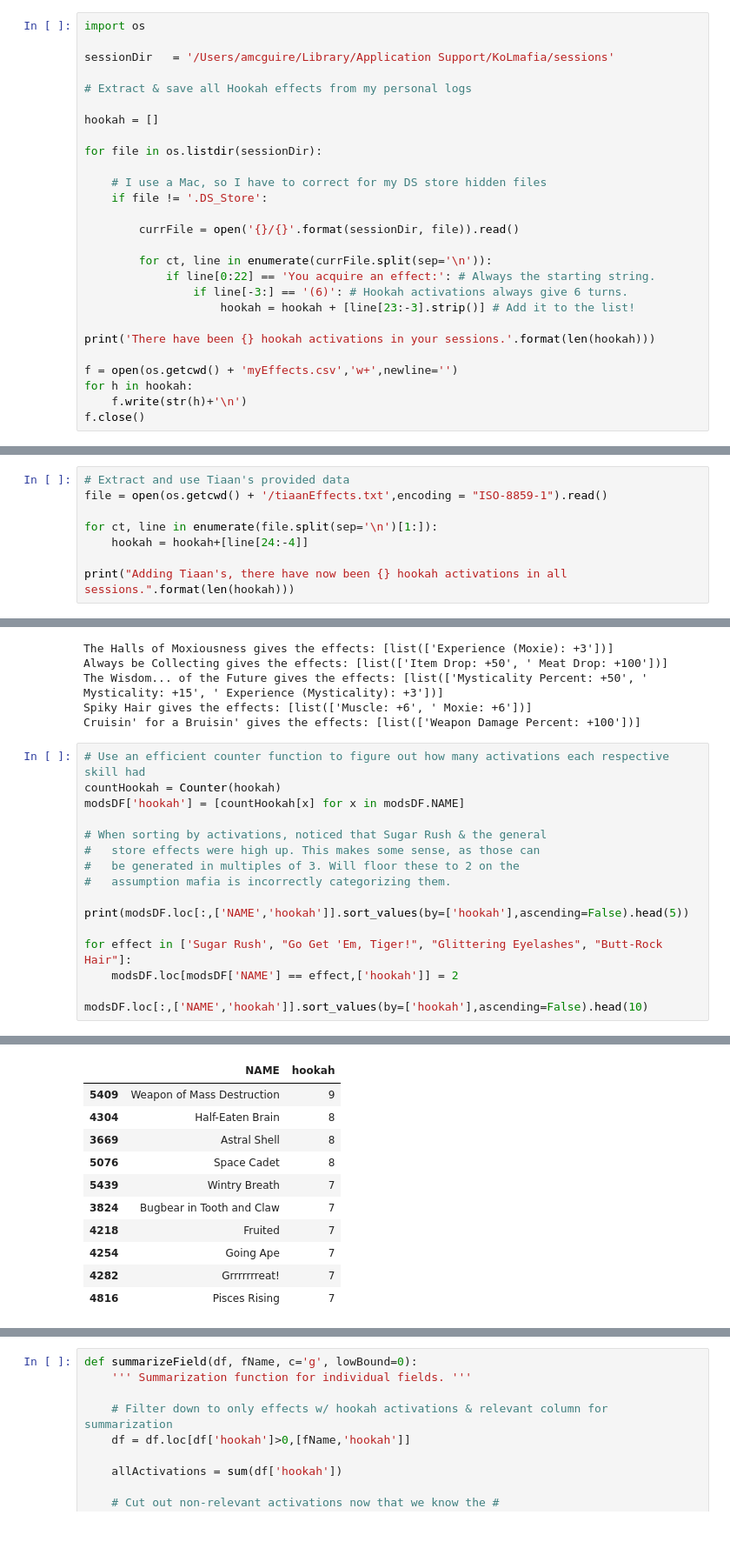
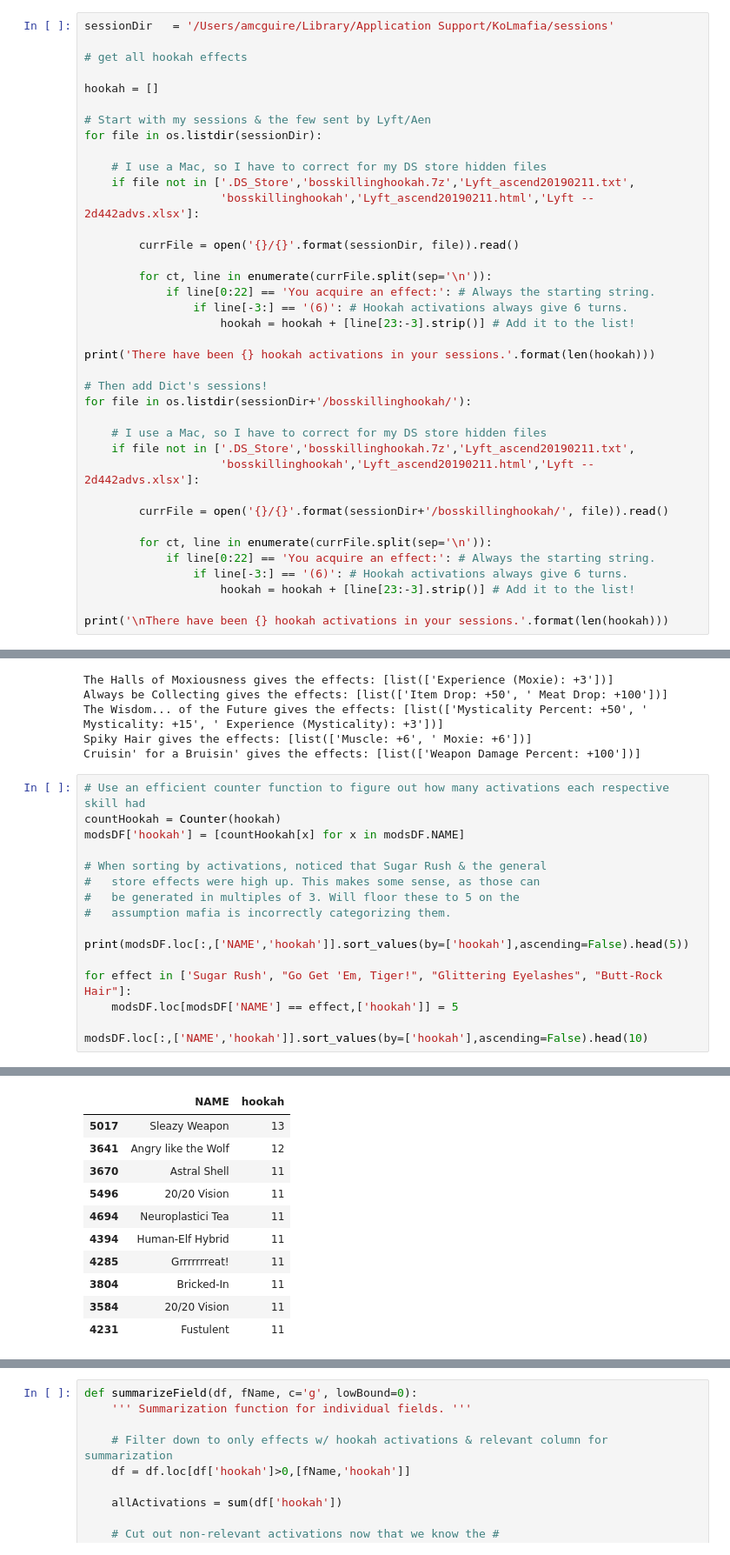
Before and after one commit to docrostov/KOLSpading, a Jupyter notebook: KOL -- Hookah Spading.ipynb, the cells around one changed output, grey strips where cells are left out. Shown at 87% size. Saved outputs shown, nothing was run; the diff lists cells and outputs as text.

```diff
--- a/KOL -- Hookah Spading.ipynb
+++ b/KOL -- Hookah Spading.ipynb
@@ -22,18 +14,18 @@ mafiaMODS = requests.get('https://svn.code.sf.net/p/kolmafia/code/src/data/modif
 import warnings
 warnings.simplefilter('ignore')
 # %%
-import os
-
 sessionDir   = '/Users/amcguire/Library/Application Support/KoLmafia/sessions'
 
-# Extract & save all Hookah effects from my personal logs
+# get all hookah effects
 
 hookah = []
 
+# Start with my sessions & the few sent by Lyft/Aen
 for file in os.listdir(sessionDir):
 
     # I use a Mac, so I have to correct for my DS store hidden files
-    if file != '.DS_Store':
+    if file not in ['.DS_Store','bosskillinghookah.7z','Lyft_ascend20190211.txt',
+                    'bosskillinghookah','Lyft_ascend20190211.html','Lyft -- 2d442advs.xlsx']:
 
         currFile = open('{}/{}'.format(sessionDir, file)).read()
 
@@ -44,8 +36,19 @@ for file in os.listdir(sessionDir):
 
 print('There have been {} hookah activations in your sessions.'.format(len(hookah)))
 
-f = open(os.getcwd() + 'myEffects.csv','w+',newline='')
-for h in hookah:
-    f.write(str(h)+'\n')
-f.close()
+# Then add Dict's sessions!
+for file in os.listdir(sessionDir+'/bosskillinghookah/'):
+
+    # I use a Mac, so I have to correct for my DS store hidden files
+    if file not in ['.DS_Store','bosskillinghookah.7z','Lyft_ascend20190211.txt',
+                    'bosskillinghookah','Lyft_ascend20190211.html','Lyft -- 2d442advs.xlsx']:
+
+        currFile = open('{}/{}'.format(sessionDir+'/bosskillinghookah/', file)).read()
+
+        for ct, line in enumerate(currFile.split(sep='\n')):
+            if line[0:22] == 'You acquire an effect:': # Always the starting string.
+                if line[-3:] == '(6)': # Hookah activations always give 6 turns.
+                    hookah = hookah + [line[23:-3].strip()] # Add it to the list!
+
+print('\nThere have been {} hookah activations in your sessions.'.format(len(hookah)))
 # %% [output]
@@ -53,8 +57,0 @@ There have been 1610 hookah activations in your sessions.
-# %%
-# Extract and use Tiaan's provided data
-file = open(os.getcwd() + '/tiaanEffects.txt',encoding = "ISO-8859-1").read()
-
-for ct, line in enumerate(file.split(sep='\n')[1:]):
-    hookah = hookah+[line[24:-4]]
-
-print("Adding Tiaan's, there have now been {} hookah activations in all sessions.".format(len(hookah)))
@@ -170,13 +167,13 @@ modsDF['hookah'] = [countHookah[x] for x in modsDF.NAME]
 
 # When sorting by activations, noticed that Sugar Rush & the general
 #   store effects were high up. This makes some sense, as those can
-#   be generated in multiples of 3. Will floor these to 2 on the
+#   be generated in multiples of 3. Will floor these to 5 on the
 #   assumption mafia is incorrectly categorizing them.
 
 print(modsDF.loc[:,['NAME','hookah']].sort_values(by=['hookah'],ascending=False).head(5))
 
 for effect in ['Sugar Rush', "Go Get 'Em, Tiger!", "Glittering Eyelashes", "Butt-Rock Hair"]:
-    modsDF.loc[modsDF['NAME'] == effect,['hookah']] = 2
+    modsDF.loc[modsDF['NAME'] == effect,['hookah']] = 5
 
 modsDF.loc[:,['NAME','hookah']].sort_values(by=['hookah'],ascending=False).head(10)
 # %% [output]
@@ -189,14 +186,14 @@ modsDF.loc[:,['NAME','hookah']].sort_values(by=['hookah'],ascending=False).head(
 |  | NAME | hookah |
-| 5409 | Weapon of Mass Destruction | 9 |
-| 4304 | Half-Eaten Brain | 8 |
-| 3669 | Astral Shell | 8 |
-| 5076 | Space Cadet | 8 |
-| 5439 | Wintry Breath | 7 |
-| 3824 | Bugbear in Tooth and Claw | 7 |
-| 4218 | Fruited | 7 |
-| 4254 | Going Ape | 7 |
-| 4282 | Grrrrrrreat! | 7 |
-| 4816 | Pisces Rising | 7 |
+| 5017 | Sleazy Weapon | 13 |
+| 3641 | Angry like the Wolf | 12 |
+| 3670 | Astral Shell | 11 |
+| 5496 | 20/20 Vision | 11 |
+| 4694 | Neuroplastici Tea | 11 |
+| 4394 | Human-Elf Hybrid | 11 |
+| 4285 | Grrrrrrreat! | 11 |
+| 3804 | Bricked-In | 11 |
+| 3584 | 20/20 Vision | 11 |
+| 4231 | Fustulent | 11 |
 # %%
 # Looking at effects that do not appear to be hookah-activated, we see a
 #   lot of ML & "negative" effects; this fits our intuition. That said,
```
Also changed, not shown: parts of 14 cells of this notebook.
